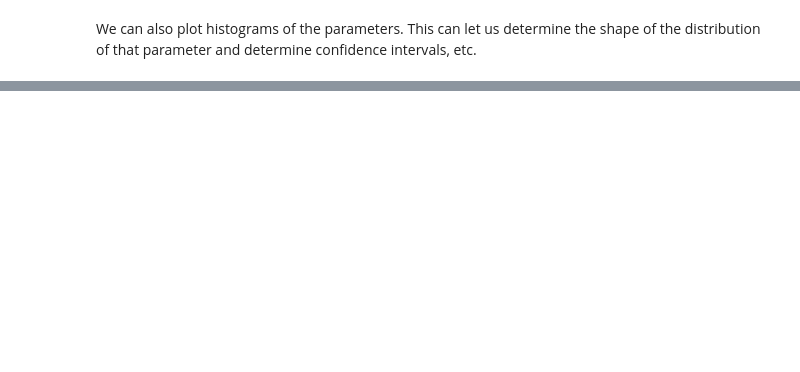
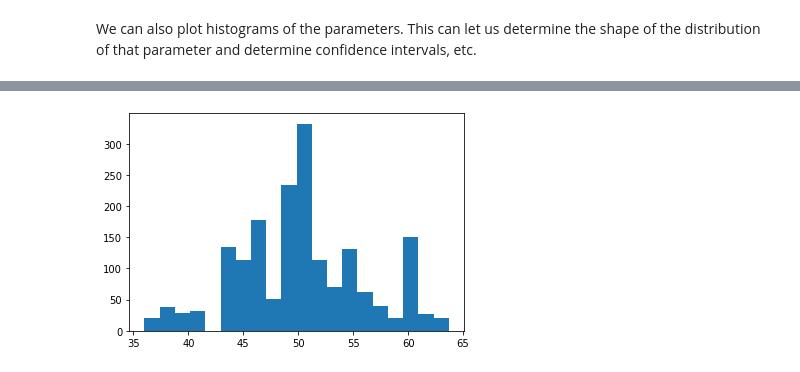
Before and after one commit to UCL-CCS/EasyVVUQ, a Jupyter notebook: tutorials/mcmc_tutorial.ipynb, the cells around one changed output, grey strips where cells are left out. Cells and saved outputs as stored; diff of their text form; code cells hidden in the pictures; blank space fills up the shorter version.

```diff
--- a/tutorials/mcmc_tutorial.ipynb
+++ b/tutorials/mcmc_tutorial.ipynb
@@ -147,3 +149,5 @@ result.plot_hist('b', skip=400)
 # %%
-result.plot_hist('c', skip=400)
+result.plot_hist('c', skip=200)
+# %% [output]
+[figure, added]
 # %%
```
Also changed, not shown: parts of 12 cells of this notebook, 3 other files.
